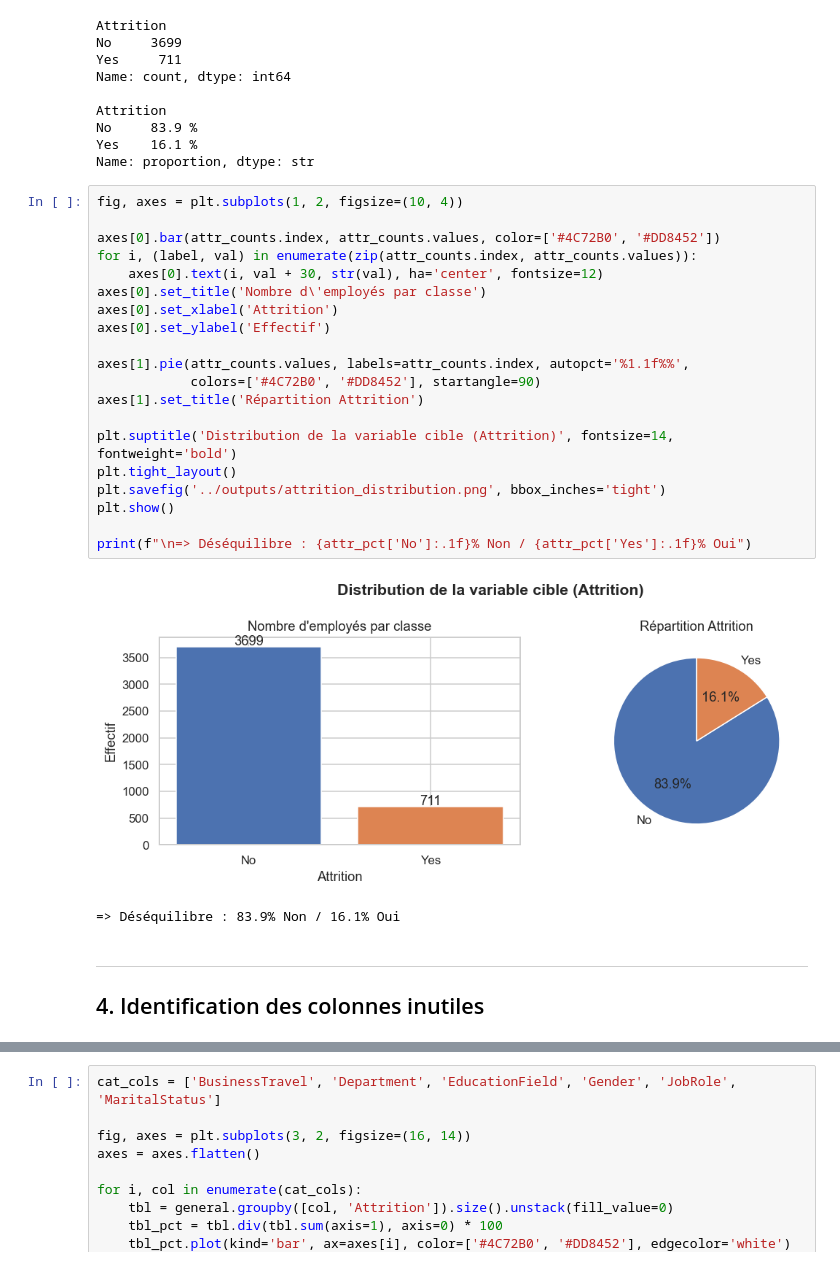
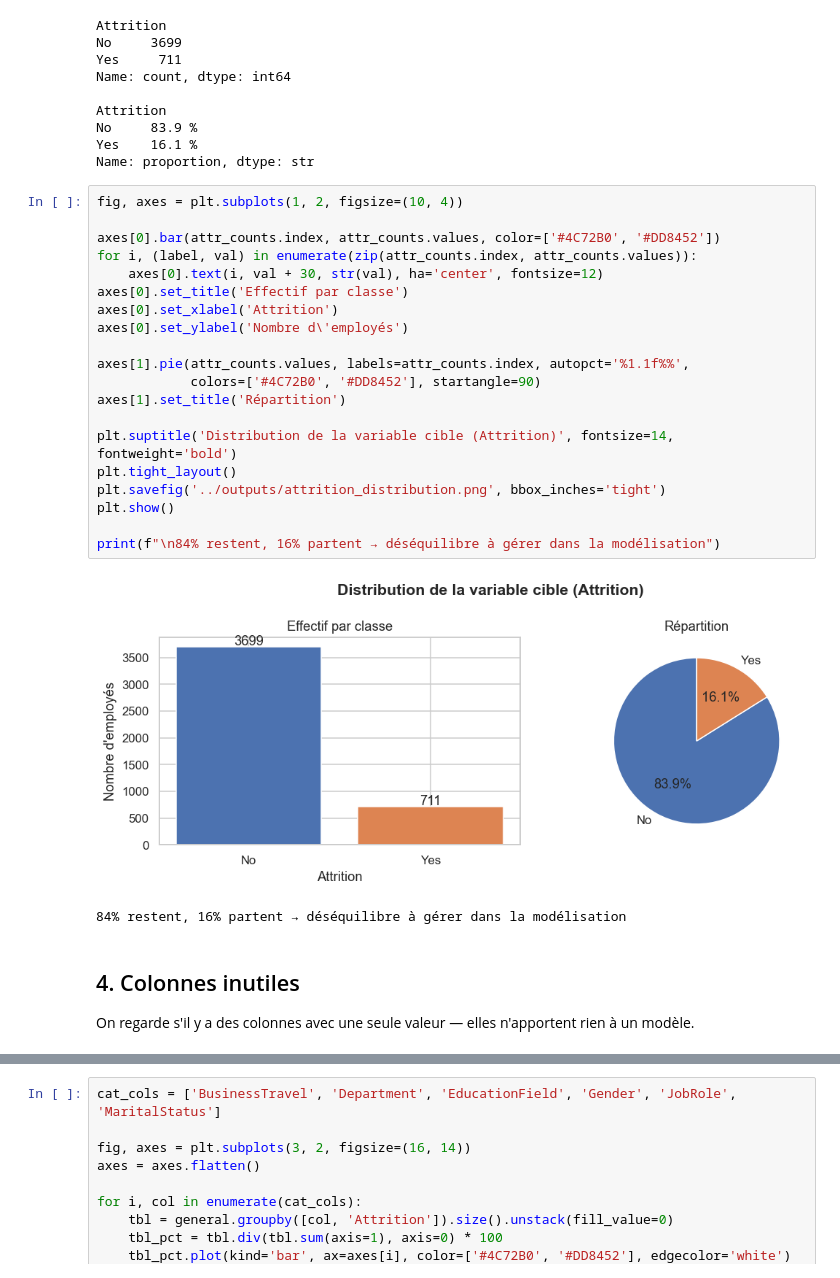
Before and after one commit to Nej-ma/A4-IA-HumanForYou, a Jupyter notebook: notebooks/01_exploration.ipynb, the cells around one changed output, grey strips where cells are left out. Drawn from its saved outputs; the diff is of its cells as text.

```diff
--- a/notebooks/01_exploration.ipynb
+++ b/notebooks/01_exploration.ipynb
@@ -120,29 +119,30 @@ Name: proportion, dtype: str
 # %%
 fig, axes = plt.subplots(1, 2, figsize=(10, 4))
 
 axes[0].bar(attr_counts.index, attr_counts.values, color=['#4C72B0', '#DD8452'])
 for i, (label, val) in enumerate(zip(attr_counts.index, attr_counts.values)):
     axes[0].text(i, val + 30, str(val), ha='center', fontsize=12)
-axes[0].set_title('Nombre d\'employés par classe')
+axes[0].set_title('Effectif par classe')
 axes[0].set_xlabel('Attrition')
-axes[0].set_ylabel('Effectif')
+axes[0].set_ylabel('Nombre d\'employés')
 
 axes[1].pie(attr_counts.values, labels=attr_counts.index, autopct='%1.1f%%',
             colors=['#4C72B0', '#DD8452'], startangle=90)
-axes[1].set_title('Répartition Attrition')
+axes[1].set_title('Répartition')
 
 plt.suptitle('Distribution de la variable cible (Attrition)', fontsize=14, fontweight='bold')
 plt.tight_layout()
 plt.savefig('../outputs/attrition_distribution.png', bbox_inches='tight')
 plt.show()
 
-print(f"\n=> Déséquilibre : {attr_pct['No']:.1f}% Non / {attr_pct['Yes']:.1f}% Oui")
+print(f"\n84% restent, 16% partent → déséquilibre à gérer dans la modélisation")
 # %% [output]
-[figure, old version]
+[figure, new version]
-=> Déséquilibre : 83.9% Non / 16.1% Oui
+84% restent, 16% partent → déséquilibre à gérer dans la modélisation
-# %% [markdown]
----
-## 4. Identification des colonnes inutiles
+# %% [markdown]
+## 4. Colonnes inutiles
+
+On regarde s'il y a des colonnes avec une seule valeur — elles n'apportent rien à un modèle.
 # %%
 nunique = general.nunique()
 constant_cols = nunique[nunique == 1].index.tolist()
```
Also changed, not shown: parts of 28 cells of this notebook, 5 other files.
